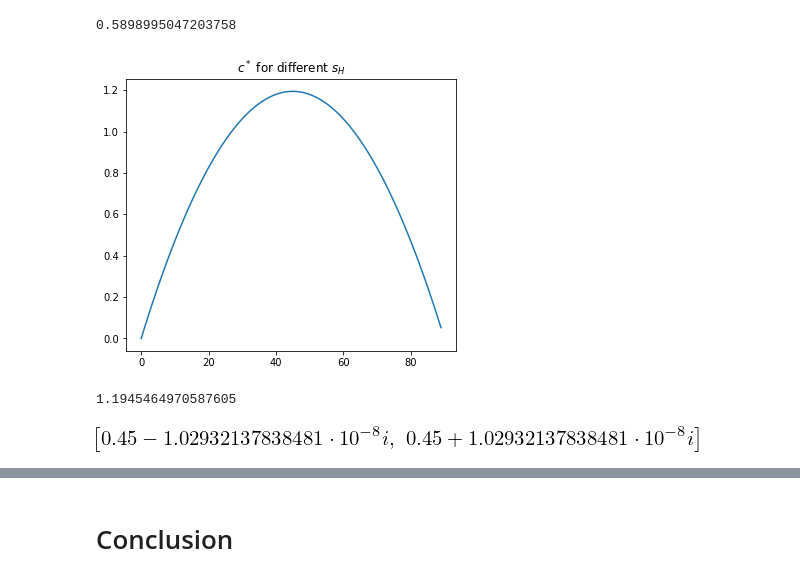
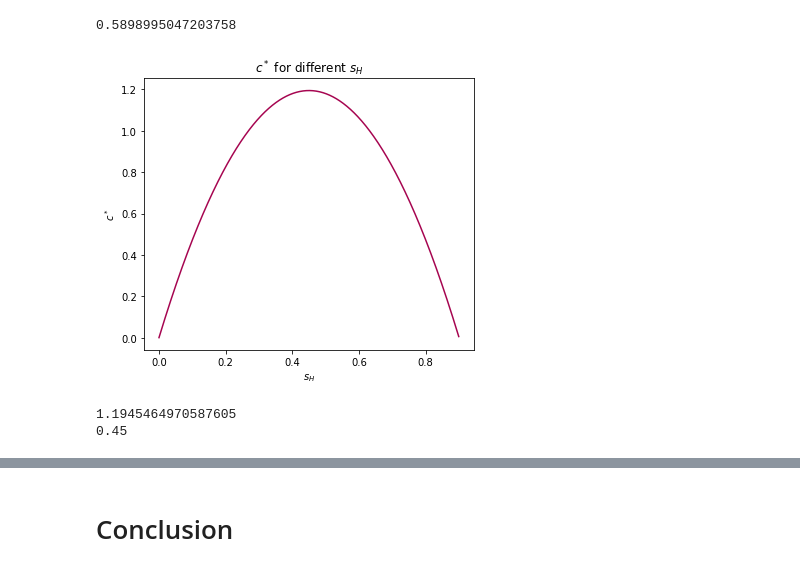
Before and after one commit to NumEconCopenhagen/projects-2020-matrixgymnasterne, a Jupyter notebook: modelproject/modelproject.ipynb, the cells around one changed output, grey strips where cells are left out. Saved outputs shown, nothing was run; the diff lists cells and outputs as text; code cells hidden in the pictures.

```diff
--- a/modelproject/modelproject.ipynb
+++ b/modelproject/modelproject.ipynb
@@ -267,28 +267,25 @@ def c_ss(sh,sk,g,n,alpha,phi,delta):
 # %%
 #We create a plot to show the variation in c when sh changes, all things equal
 
 #we make an empty list to collect the differenc c-values
 c_nums = []
+c_x = []
 
-for i in np.arange(0,0.9,0.01):
+for i in np.arange(0,0.9,0.001):
     c_nums.append(c_ss(i,sk,g,n,alpha,phi,delta))
+    c_x.append(i)
 
 fig = plt.figure(figsize=(13,5))
 ax = fig.add_subplot(1,2,1)
-ax.plot(c_nums)
+ax.plot(c_x,c_nums, color='#a60550')
+ax.set_xlabel(r'$s_H$')
+ax.set_ylabel(r'$c^*$')
 ax.set_title('$c^*$ for different $s_H$');
 # %% [output]
-[figure, old version]
+[figure, new version]
-# %%
-print(max(c_nums))
-
-maxc=max(c_nums)
-
-x = sm.Symbol('x')
-#c_diff = sm.diff((1-sk-x)*((sk**alpha*x**(1-alpha))/(n+g+n*g+delta))**(alpha/(1-alpha-phi))*((sk**(1-phi)*x**phi)/(n+g+n*g+delta))**(phi/(1-alpha-phi)),x)
-# %% [output]
-1.1945464970587605
-# %%
-solve((1-sk-x)*((sk**alpha*x**(1-alpha))/(n+g+n*g+delta))**(alpha/(1-alpha-phi))*((sk**(1-phi)*x**phi)/(n+g+n*g+delta))**(phi/(1-alpha-phi))-maxc,x)
-# %% [output]
-[figure, removed]
+# %%
+print(max(c_nums))
+print(c_x[c_nums.index(max(c_nums))])
+# %% [output]
+1.1945464970587605
+0.45
```
Also changed, not shown: parts of 2 cells of this notebook.
